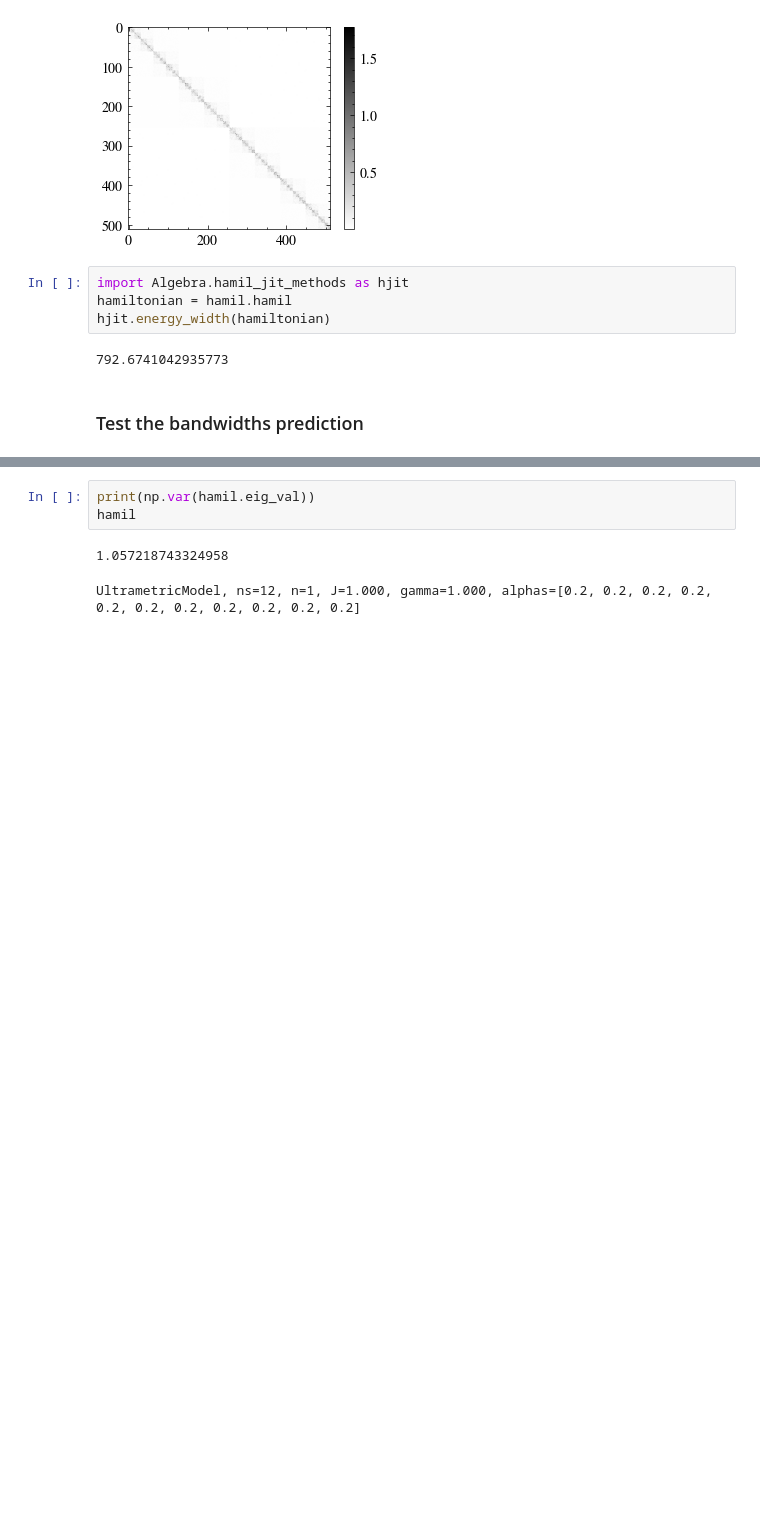
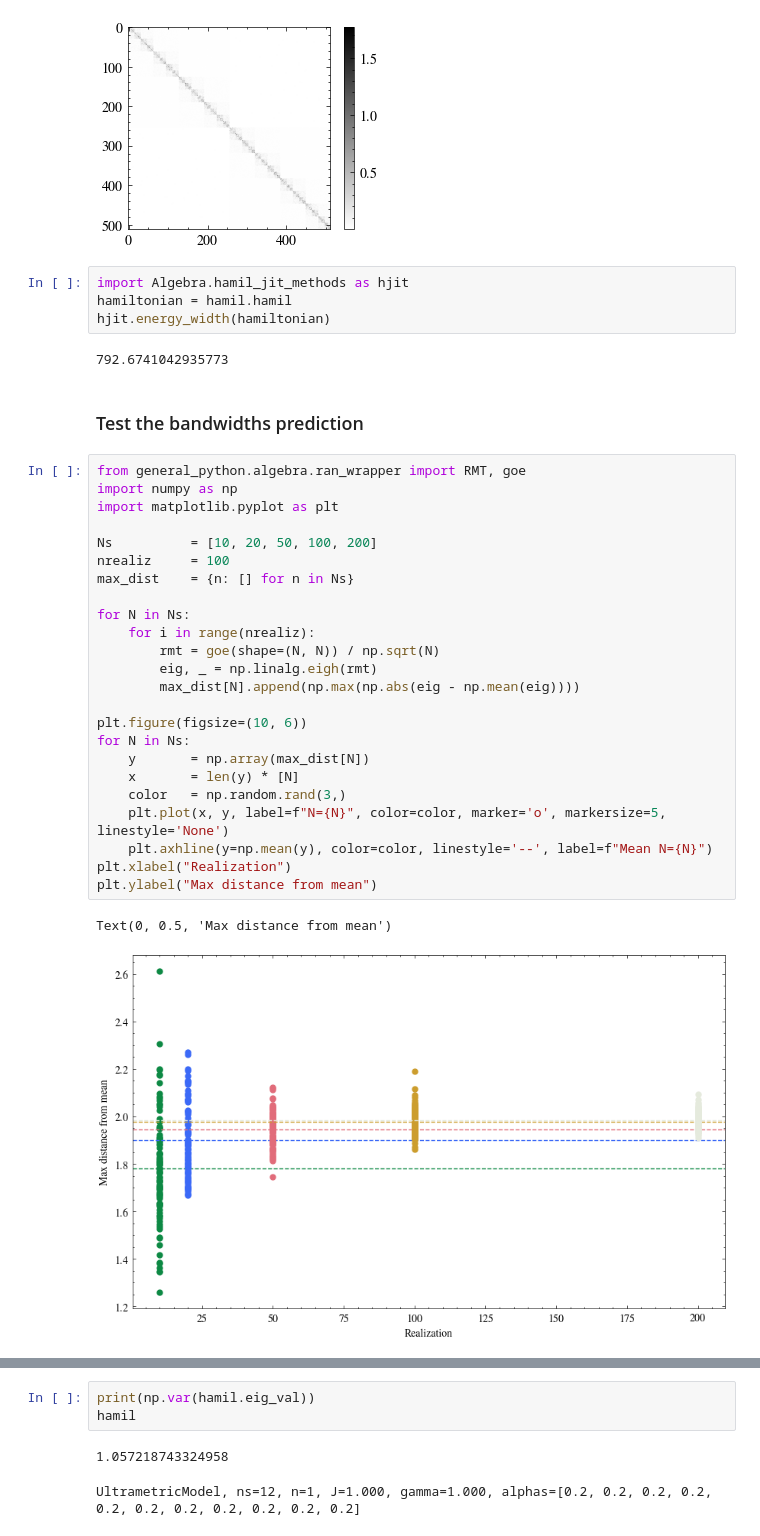
Before and after one commit to makskliczkowski/QuantumEigenSolver, a Jupyter notebook: Python/QES/tests.ipynb, the cells around one changed output, grey strips where cells are left out. Saved outputs shown, nothing was run; the diff lists cells and outputs as text; blank space fills up the shorter version.

```diff
--- a/Python/QES/tests.ipynb
+++ b/Python/QES/tests.ipynb
@@ -502,6 +524,33 @@ hjit.energy_width(hamiltonian)
 792.6741042935773
 # %% [markdown]
 ### Test the bandwidths prediction
+# %%
+from general_python.algebra.ran_wrapper import RMT, goe
+import numpy as np
+import matplotlib.pyplot as plt
+
+Ns          = [10, 20, 50, 100, 200]
+nrealiz     = 100
+max_dist    = {n: [] for n in Ns}
+
+for N in Ns:
+    for i in range(nrealiz):
+        rmt = goe(shape=(N, N)) / np.sqrt(N)
+        eig, _ = np.linalg.eigh(rmt)
+        max_dist[N].append(np.max(np.abs(eig - np.mean(eig))))
+
+plt.figure(figsize=(10, 6))
+for N in Ns:
+    y       = np.array(max_dist[N])
+    x       = len(y) * [N]
+    color   = np.random.rand(3,)
+    plt.plot(x, y, label=f"N={N}", color=color, marker='o', markersize=5, linestyle='None')
+    plt.axhline(y=np.mean(y), color=color, linestyle='--', label=f"Mean N={N}")
+plt.xlabel("Realization")
+plt.ylabel("Max distance from mean")
+# %% [output]
+Text(0, 0.5, 'Max distance from mean')
+[figure, added]
 # %%
 import numpy as np
 import Algebra.hamil_jit_methods as hjit
```
Also changed, not shown: parts of 7 cells of this notebook, 3 other files.
